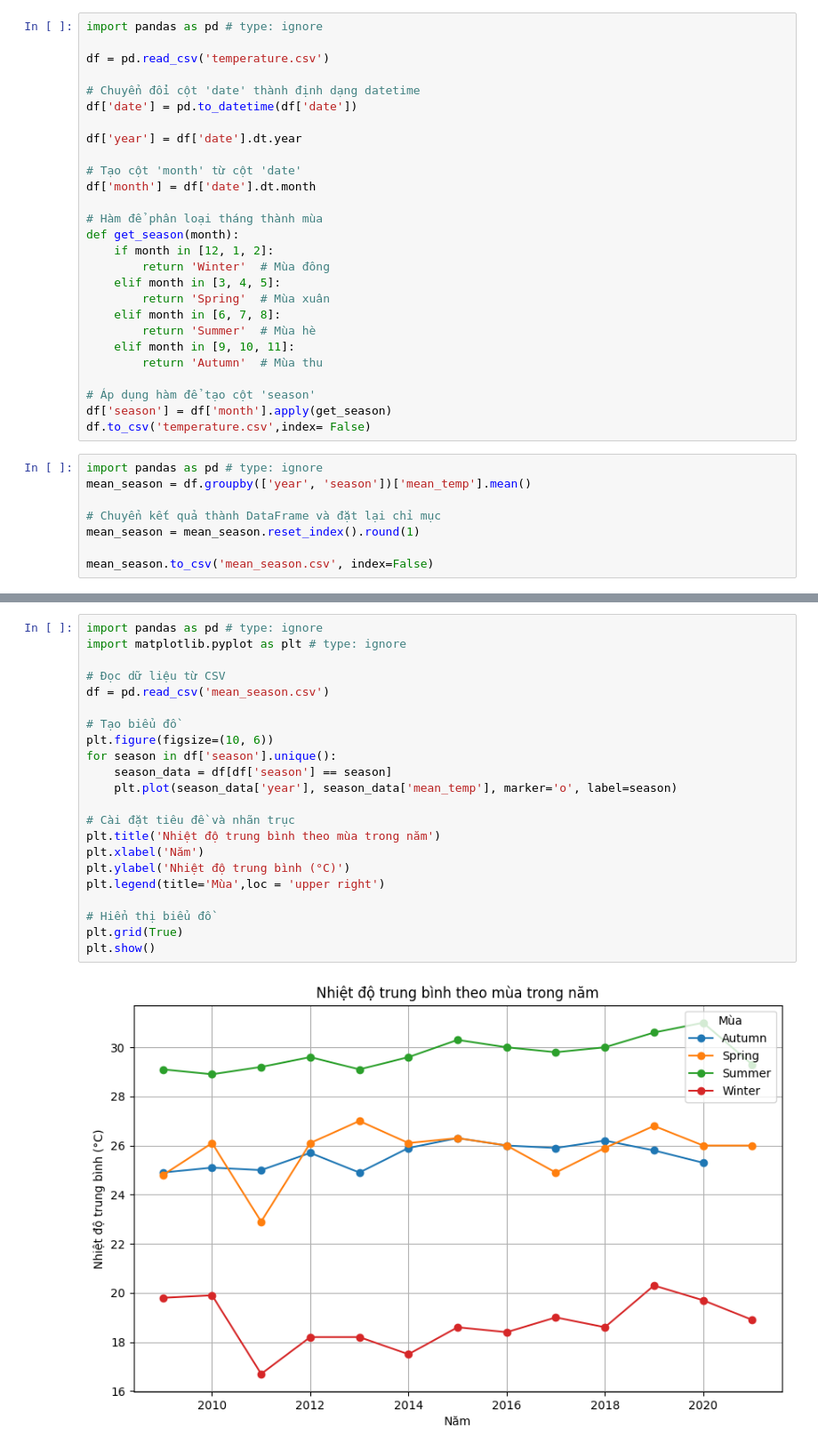
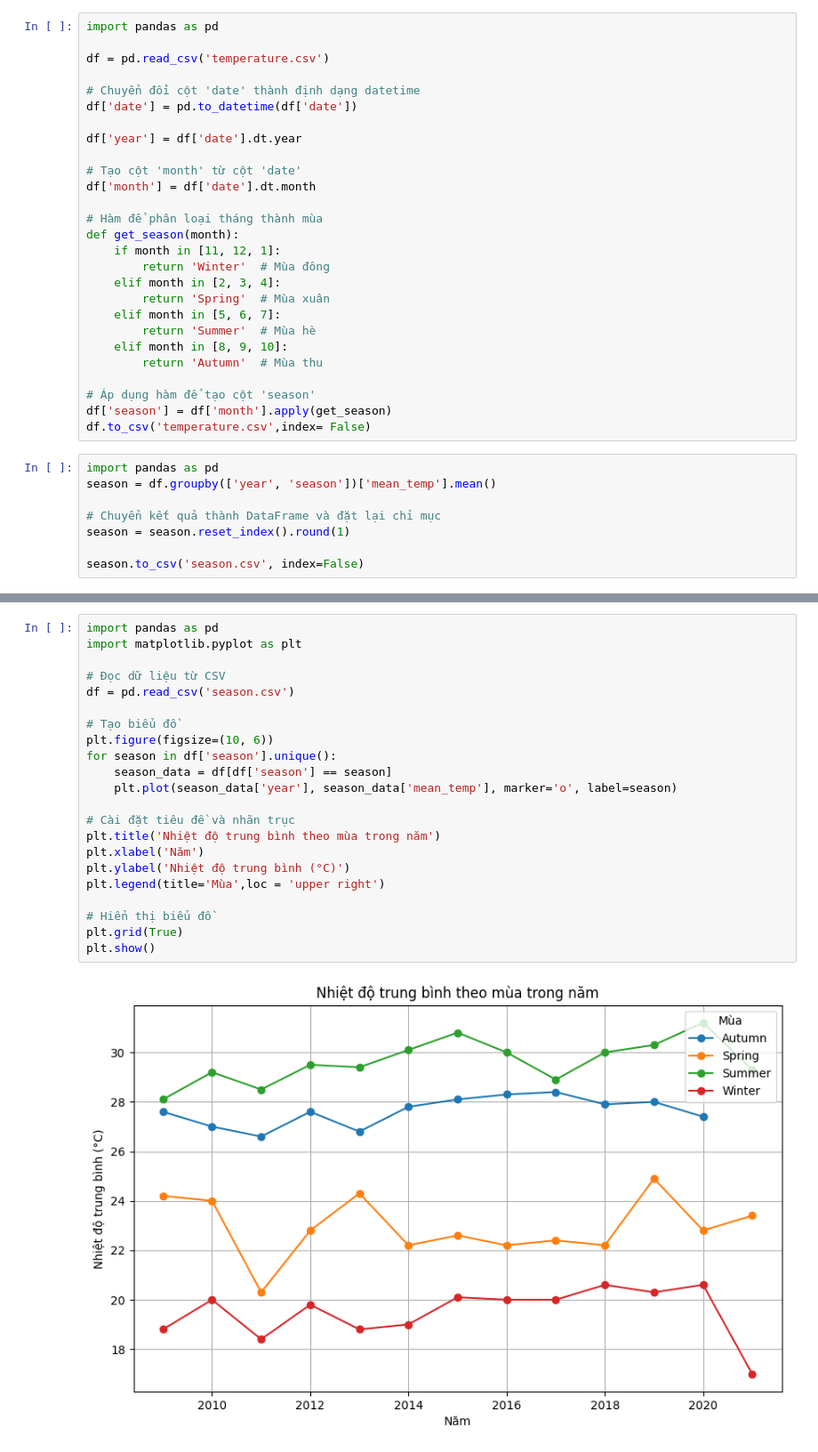
Before and after one commit to huyvanzzz/Data-Processing-Programming, a Jupyter notebook: huyvan/Temperature.ipynb, the cells around one changed output, grey strips where cells are left out. Shown at 89% size. Saved outputs shown, nothing was run; the diff lists cells and outputs as text.

```diff
--- a/huyvan/Temperature.ipynb
+++ b/huyvan/Temperature.ipynb
@@ -24,5 +29,5 @@ df.to_csv('temperature.csv',index= False)
 # %%
-import pandas as pd # type: ignore
+import pandas as pd
 
 df = pd.read_csv('temperature.csv')
 
@@ -36,25 +41,25 @@ df['month'] = df['date'].dt.month
 
 # Hàm để phân loại tháng thành mùa
 def get_season(month):
-    if month in [12, 1, 2]:
+    if month in [11, 12, 1]:
         return 'Winter'  # Mùa đông
-    elif month in [3, 4, 5]:
+    elif month in [2, 3, 4]:
         return 'Spring'  # Mùa xuân
-    elif month in [6, 7, 8]:
+    elif month in [5, 6, 7]:
         return 'Summer'  # Mùa hè
-    elif month in [9, 10, 11]:
+    elif month in [8, 9, 10]:
         return 'Autumn'  # Mùa thu
 
 # Áp dụng hàm để tạo cột 'season'
 df['season'] = df['month'].apply(get_season)
 df.to_csv('temperature.csv',index= False)
 # %%
-import pandas as pd # type: ignore
-mean_season = df.groupby(['year', 'season'])['mean_temp'].mean()
+import pandas as pd
+season = df.groupby(['year', 'season'])['mean_temp'].mean()
 
 # Chuyển kết quả thành DataFrame và đặt lại chỉ mục
-mean_season = mean_season.reset_index().round(1)
+season = season.reset_index().round(1)
 
-mean_season.to_csv('mean_season.csv', index=False)
+season.to_csv('season.csv', index=False)
 # %%
 # Giả sử cột 'avg_temp' là nhiệt độ trung bình, cột 'year' là năm
@@ -72,24 +77,24 @@ print(df_avg_temp.head())
 # %%
-import pandas as pd # type: ignore
-import matplotlib.pyplot as plt # type: ignore
+import pandas as pd
+import matplotlib.pyplot as plt
 
 # Đọc dữ liệu từ CSV
-df = pd.read_csv('mean_season.csv')
+df = pd.read_csv('season.csv')
 
 # Tạo biểu đồ
 plt.figure(figsize=(10, 6))
 for season in df['season'].unique():
     season_data = df[df['season'] == season]
     plt.plot(season_data['year'], season_data['mean_temp'], marker='o', label=season)
 
 # Cài đặt tiêu đề và nhãn trục
 plt.title('Nhiệt độ trung bình theo mùa trong năm')
 plt.xlabel('Năm')
 plt.ylabel('Nhiệt độ trung bình (°C)')
 plt.legend(title='Mùa',loc = 'upper right')
 
 # Hiển thị biểu đồ
 plt.grid(True)
 plt.show()
 # %% [output]
-[figure, old version]
+[figure, new version]
```
Also changed, not shown: parts of 8 cells of this notebook, 4 other files.
